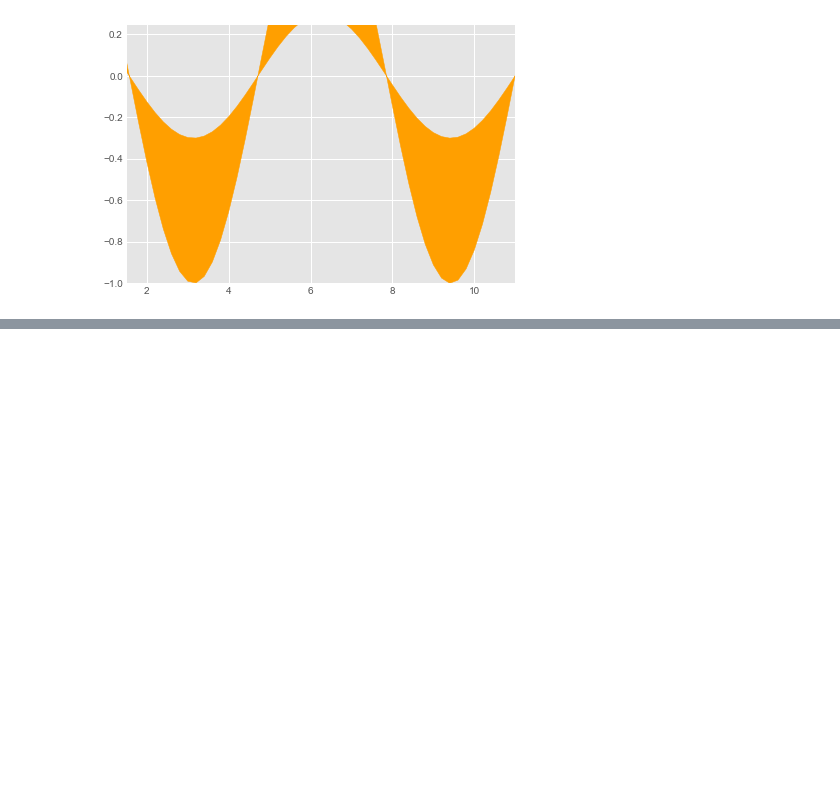
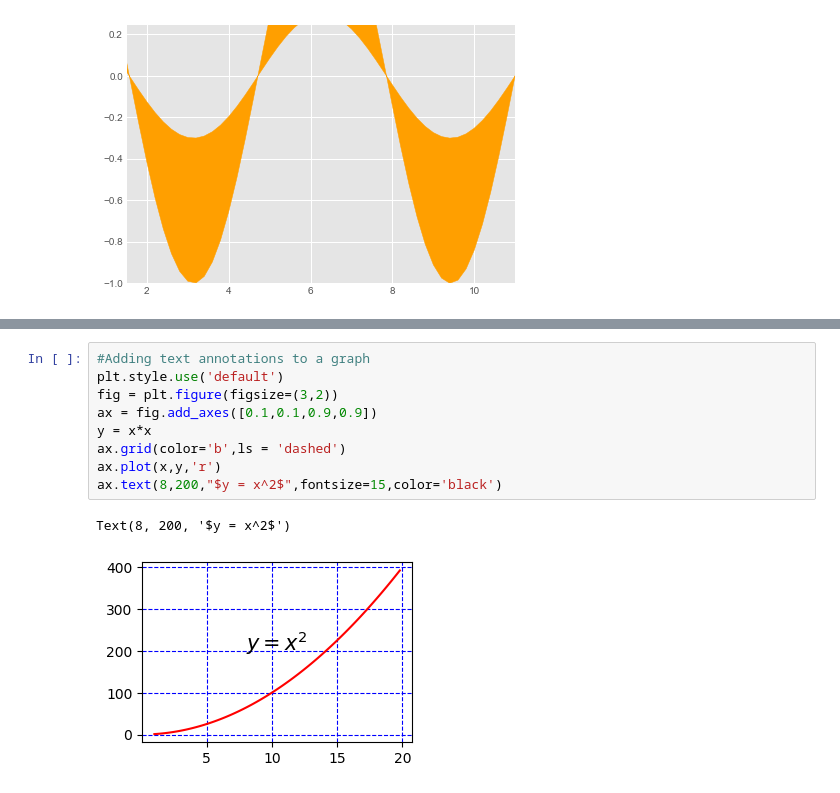
Before and after one commit to kazimosiurahman/Data_viz, a Jupyter notebook: data_viz.ipynb, the cells around one changed output, grey strips where cells are left out. Drawn from its saved outputs; the diff is of its cells as text; blank space fills up the shorter version.

```diff
--- a/data_viz.ipynb
+++ b/data_viz.ipynb
@@ -247,0 +258,12 @@ ax.set_ylim([-1,0.25])
+# %%
+#Adding text annotations to a graph
+plt.style.use('default')
+fig = plt.figure(figsize=(3,2))
+ax = fig.add_axes([0.1,0.1,0.9,0.9])
+y = x*x
+ax.grid(color='b',ls = 'dashed')
+ax.plot(x,y,'r')
+ax.text(8,200,"$y = x^2$",fontsize=15,color='black')
+# %% [output]
+Text(8, 200, '$y = x^2$')
+[figure, added]
```
Also changed, not shown: parts of 1 cell of this notebook.
